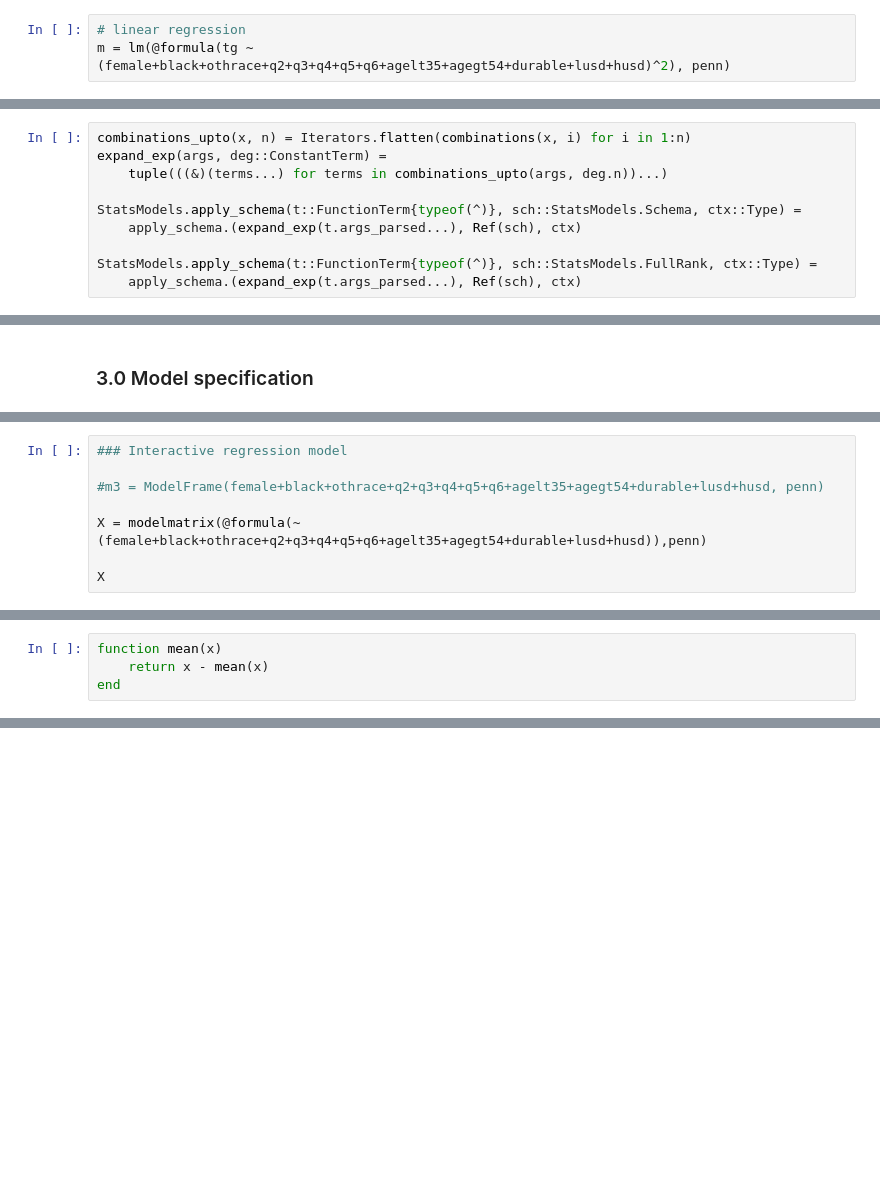
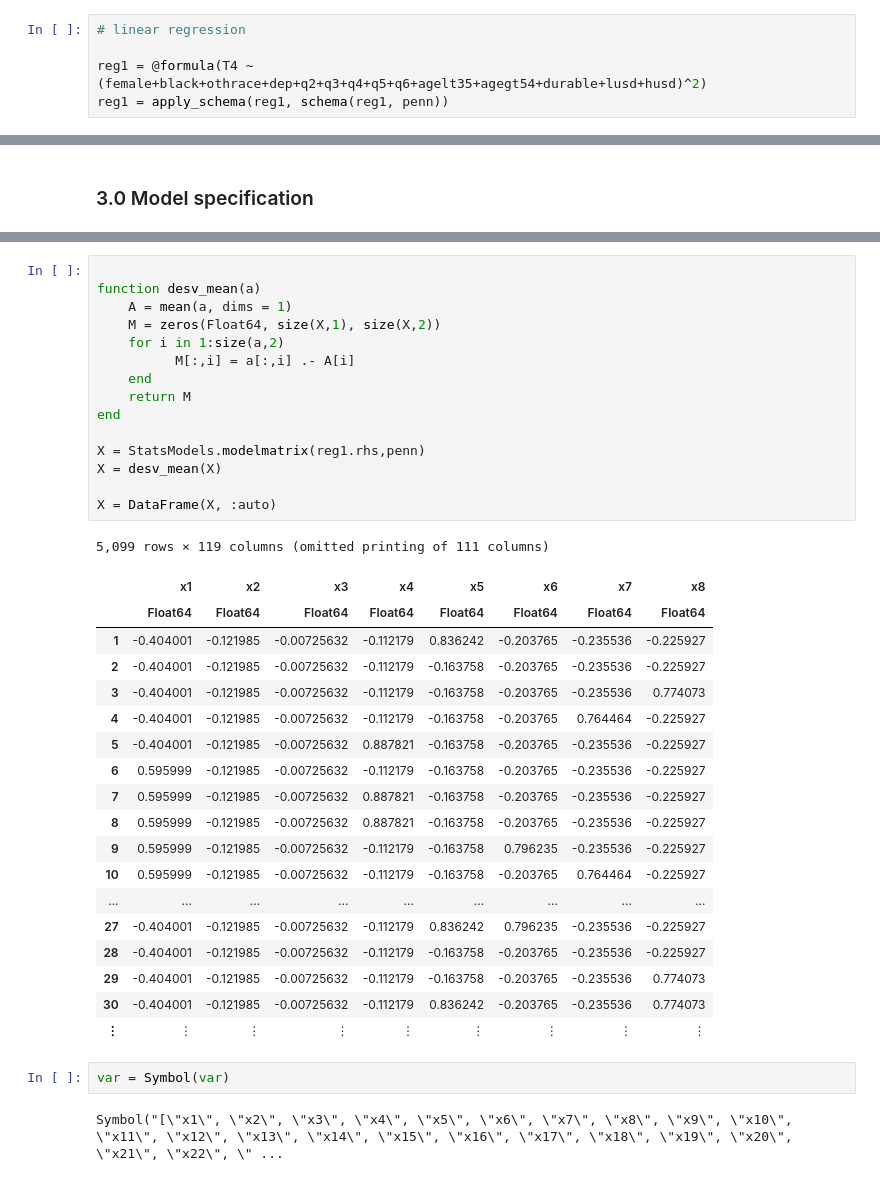
Before and after one commit to alexanderquispe/14.38_Causal_ML, a Jupyter notebook: Julia_Notebooks/RCT_Precision_Adjustment.ipynb, the cells around one changed output, grey strips where cells are left out. Drawn from its saved outputs; the diff is of its cells as text; blank space fills up the shorter version.

```diff
--- a/Julia_Notebooks/RCT_Precision_Adjustment.ipynb
+++ b/Julia_Notebooks/RCT_Precision_Adjustment.ipynb
@@ -132,4 +136,6 @@ describe(penn)
 # %%
 # linear regression
-m = lm(@formula(tg ~ (female+black+othrace+q2+q3+q4+q5+q6+agelt35+agegt54+durable+lusd+husd)^2), penn)
+
+reg1 = @formula(T4 ~ (female+black+othrace+dep+q2+q3+q4+q5+q6+agelt35+agegt54+durable+lusd+husd)^2)
+reg1 = apply_schema(reg1, schema(reg1, penn))
 # %% [output]
@@ -147,10 +158,0 @@ Coefficients:
-# %%
-combinations_upto(x, n) = Iterators.flatten(combinations(x, i) for i in 1:n)
-expand_exp(args, deg::ConstantTerm) =
-    tuple(((&)(terms...) for terms in combinations_upto(args, deg.n))...)
-
-StatsModels.apply_schema(t::FunctionTerm{typeof(^)}, sch::StatsModels.Schema, ctx::Type) =
-    apply_schema.(expand_exp(t.args_parsed...), Ref(sch), ctx)
-
-StatsModels.apply_schema(t::FunctionTerm{typeof(^)}, sch::StatsModels.FullRank, ctx::Type) =
-    apply_schema.(expand_exp(t.args_parsed...), Ref(sch), ctx)
@@ -207,8 +210,0 @@ husd         -0.105505     0.0449072  -2.35    0.0188  -0.193543   -0.0174676
-# %%
-### Interactive regression model
-
-#m3 = ModelFrame(female+black+othrace+q2+q3+q4+q5+q6+agelt35+agegt54+durable+lusd+husd, penn)
-
-X = modelmatrix(@formula(~ (female+black+othrace+q2+q3+q4+q5+q6+agelt35+agegt54+durable+lusd+husd)),penn)
-
-X
@@ -218,4 +210,0 @@ in expression starting at In[238]:5
-# %%
-function mean(x)
-    return x - mean(x)
-end
@@ -226,0 +211,39 @@ LoadError: StackOverflowError:
+# %%
+
+function desv_mean(a)
+    A = mean(a, dims = 1)
+    M = zeros(Float64, size(X,1), size(X,2))
+    for i in 1:size(a,2)
+          M[:,i] = a[:,i] .- A[i]
+    end
+    return M
+end
+
+X = StatsModels.modelmatrix(reg1.rhs,penn)
+X = desv_mean(X)
+
+X = DataFrame(X, :auto)
+# %% [output]
+5,099 rows × 119 columns (omitted printing of 111 columns)
+|  | x1 | x2 | x3 | x4 | x5 | x6 | x7 | x8 |
+|  | Float64 | Float64 | Float64 | Float64 | Float64 | Float64 | Float64 | Float64 |
+| 1 | -0.404001 | -0.121985 | -0.00725632 | -0.112179 | 0.836242 | -0.203765 | -0.235536 | -0.225927 |
+| 2 | -0.404001 | -0.121985 | -0.00725632 | -0.112179 | -0.163758 | -0.203765 | -0.235536 | -0.225927 |
+| 3 | -0.404001 | -0.121985 | -0.00725632 | -0.112179 | -0.163758 | -0.203765 | -0.235536 | 0.774073 |
+| 4 | -0.404001 | -0.121985 | -0.00725632 | -0.112179 | -0.163758 | -0.203765 | 0.764464 | -0.225927 |
+| 5 | -0.404001 | -0.121985 | -0.00725632 | 0.887821 | -0.163758 | -0.203765 | -0.235536 | -0.225927 |
+| 6 | 0.595999 | -0.121985 | -0.00725632 | -0.112179 | -0.163758 | -0.203765 | -0.235536 | -0.225927 |
+| 7 | 0.595999 | -0.121985 | -0.00725632 | 0.887821 | -0.163758 | -0.203765 | -0.235536 | -0.225927 |
+| 8 | 0.595999 | -0.121985 | -0.00725632 | 0.887821 | -0.163758 | -0.203765 | -0.235536 | -0.225927 |
+| 9 | 0.595999 | -0.121985 | -0.00725632 | -0.112179 | -0.163758 | 0.796235 | -0.235536 | -0.225927 |
+| 10 | 0.595999 | -0.121985 | -0.00725632 | -0.112179 | -0.163758 | -0.203765 | 0.764464 | -0.225927 |
+| ... | ... | ... | ... | ... | ... | ... | ... | ... |
+| 27 | -0.404001 | -0.121985 | -0.00725632 | -0.112179 | 0.836242 | 0.796235 | -0.235536 | -0.225927 |
+| 28 | -0.404001 | -0.121985 | -0.00725632 | -0.112179 | -0.163758 | -0.203765 | -0.235536 | -0.225927 |
+| 29 | -0.404001 | -0.121985 | -0.00725632 | -0.112179 | -0.163758 | -0.203765 | -0.235536 | 0.774073 |
+| 30 | -0.404001 | -0.121985 | -0.00725632 | -0.112179 | 0.836242 | -0.203765 | -0.235536 | 0.774073 |
+| ⋮ | ⋮ | ⋮ | ⋮ | ⋮ | ⋮ | ⋮ | ⋮ | ⋮ |
+# %%
+var = Symbol(var)
+# %% [output]
+Symbol("[\"x1\", \"x2\", \"x3\", \"x4\", \"x5\", \"x6\", \"x7\", \"x8\", \"x9\", \"x10\", \"x11\", \"x12\", \"x13\", \"x14\", \"x15\", \"x16\", \"x17\", \"x18\", \"x19\", \"x20\", \"x21\", \"x22\", \" ...
```
Also changed, not shown: parts of 18 cells of this notebook, 2 other files.
